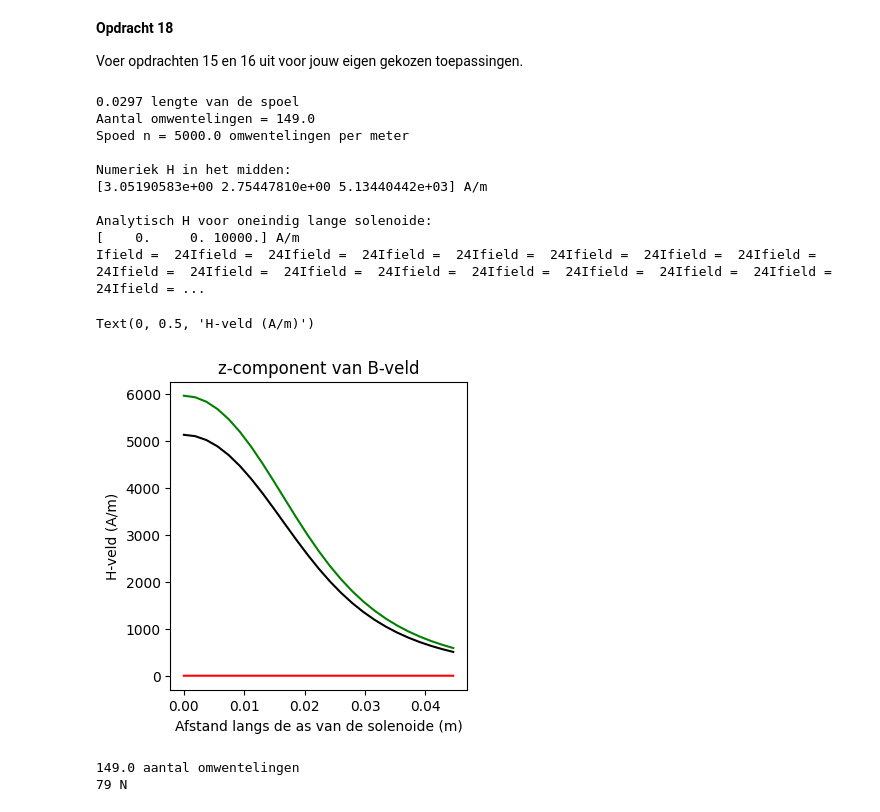
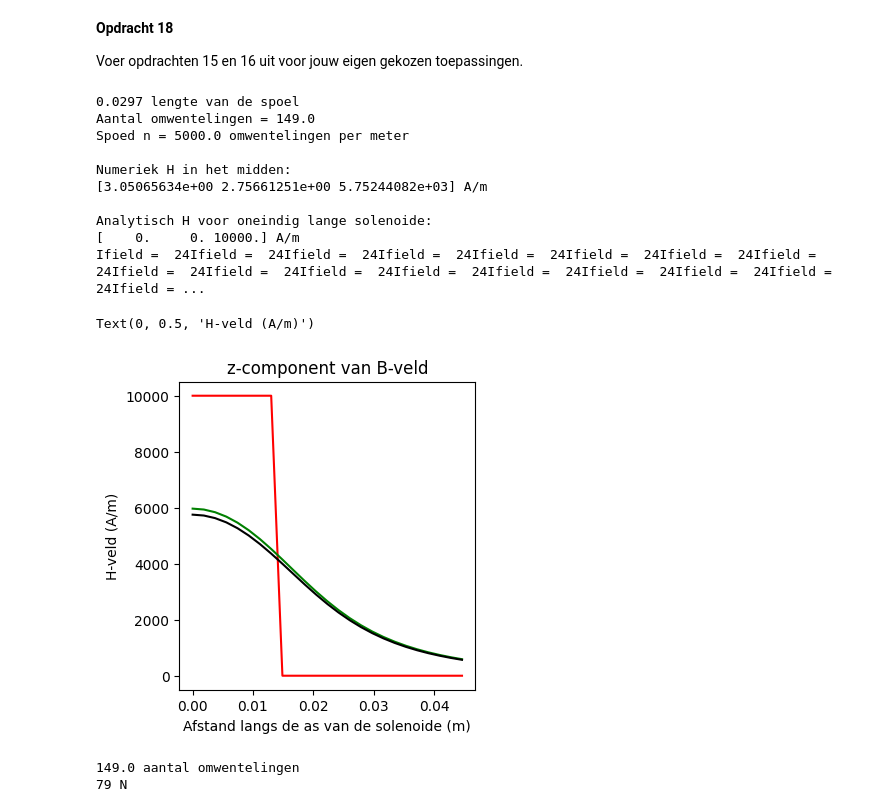
Before and after one commit to owenvanderwal/opdrachten-DEF-D, a Jupyter notebook: DigitaleOntwerpopdrachten/1CondensatorOpdracht/KrachtactuatorOpdracht.ipynb, the cells around one changed output. Drawn from its saved outputs; the diff is of its cells as text; code cells hidden in the pictures.

```diff
--- a/DigitaleOntwerpopdrachten/1CondensatorOpdracht/KrachtactuatorOpdracht.ipynb
+++ b/DigitaleOntwerpopdrachten/1CondensatorOpdracht/KrachtactuatorOpdracht.ipynb
@@ -504,7 +504,7 @@ I = 6 # I bijft 6A
 l_draad = 5.0
 r_sol = 0.03
 L_sol = 0.1
-N = 750
+N = 1500
 
 # Parametrisatie van de solenoide
 
@@ -711,7 +710,7 @@ l_draad = R * A /rho
 r_sol = 0.02
 aantal_omwentelingen = l_draad / (2 * np.pi * r_sol)
 L_sol = 0.2e-3*aantal_omwentelingen
-N = 1000
+N = 2000
 print(np.round(L_sol,4),'lengte van de spoel')
 # Parametrisatie van de solenoide
 
@@ -798,36 +797,36 @@ for i_field in range(n_ax):
         Hsimulated += field_current_element(r_field, r_source, dl, I)
         print(f"Ifield =  {i_field}", end="")
 
     # selecting the z-component
     H_ax[i_field,0]=Hsimulated[2]
-
+analytical_answer = (aantal_omwentelingen*I)/L_sol
 H_veld_ideaal=analytical_answer*np.ones(n_ax)*(1.0*(z_ax < L_sol/2))
 
 # dit is nog een aardige analytische uitdrukking die je kan uitrekenen voor de z-component op de as van een solenoide met eindige lengte
 H_veld_analytisch=(aantal_omwentelingen*I/L_sol/2)*((L_sol/2-z_ax)/np.sqrt((z_ax- L_sol/2)**2 + r_sol**2)+(L_sol/2+z_ax)/np.sqrt((z_ax+ L_sol/2)**2 + r_sol**2))
 
 plt.figure(figsize=[13,4])
 plt.subplot(131)
 plt.title('z-component van B-veld')
 plt.plot(z_ax, H_veld_ideaal, '-r', label='ideaal')
 plt.plot(z_ax, H_veld_analytisch, '-g', label='analytisch')
 plt.plot(z_ax, H_ax, '-k', label='simulatie')
 plt.xlabel('Afstand langs de as van de solenoide (m)')
 plt.ylabel('H-veld (A/m)')
 ###################################################################################################
 # %% [output]
 0.0297 lengte van de spoel
 Aantal omwentelingen = 149.0
 Spoed n = 5000.0 omwentelingen per meter
 
 Numeriek H in het midden:
-[3.05190583e+00 2.75447810e+00 5.13440442e+03] A/m
+[3.05065634e+00 2.75661251e+00 5.75244082e+03] A/m
 
 Analytisch H voor oneindig lange solenoide:
 [    0.     0. 10000.] A/m
 Ifield =  24Ifield =  24Ifield =  24Ifield =  24Ifield =  24Ifield =  24Ifield =  24Ifield =  24Ifield =  24Ifield =  24Ifield =  24Ifield =  24Ifield =  24Ifield =  24Ifield =  24Ifield =  24Ifield = ...
 Text(0, 0.5, 'H-veld (A/m)')
-[figure, old version]
+[figure, new version]
 # %%
 r_sol = 0.02
 R = 20 / 2
```
Also changed, not shown: parts of 3 cells of this notebook.
